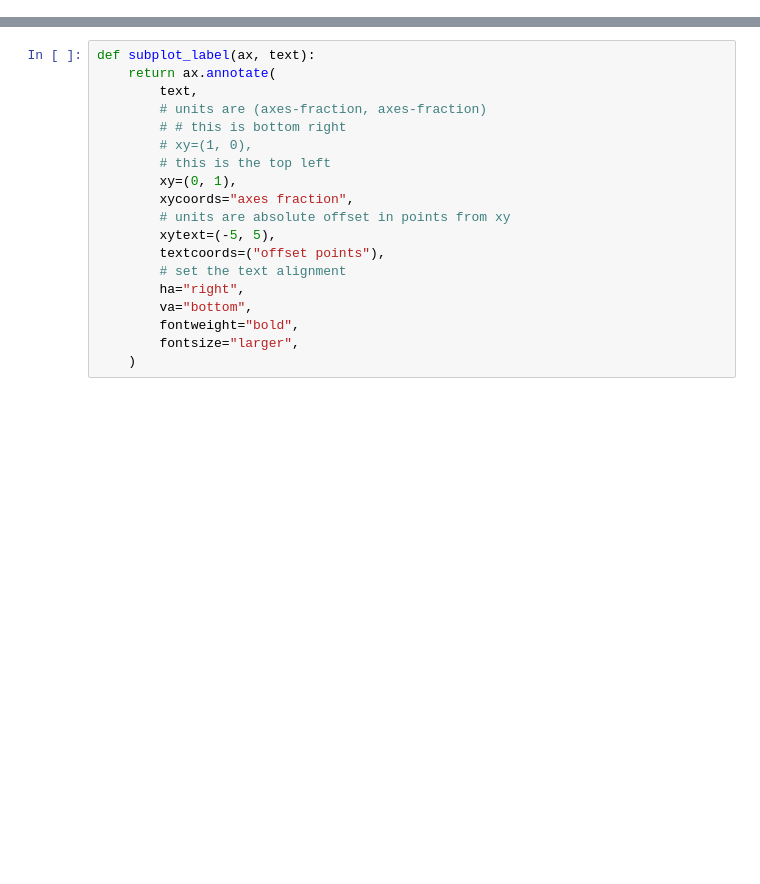
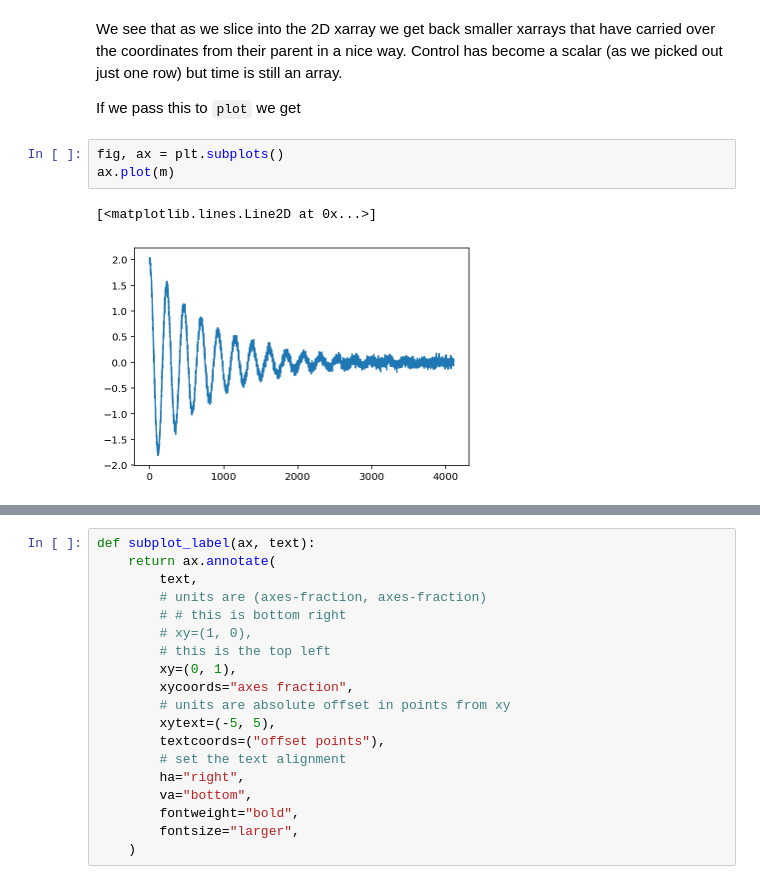
Before and after one commit to tacaswell/2021-03_APS, a Jupyter notebook: code/harmonic_oscilator/case-study.ipynb, the cells around one changed output, grey strips where cells are left out. Saved outputs shown, nothing was run; the diff lists cells and outputs as text; blank space fills up the shorter version.

```diff
--- a/code/harmonic_oscilator/case-study.ipynb
+++ b/code/harmonic_oscilator/case-study.ipynb
@@ -59,3 +92,13 @@ array([ 1.97853570e+00,  2.04263441e+00,  1.95348930e+00, ...,
 Coordinates:
     control  float64 18.75
   * time     (time) float64 0.0 0.007642 0.01528 0.02293 ... 31.4 31.41 31.42
+# %% [markdown]
+We see that as we slice into the 2D xarray we get back smaller xarrays that have carried over the coordinates from their parent in a nice way.  Control has become a scalar (as we picked out just one row) but time is still an array.
+
+If we pass this to `plot` we get
+# %%
+fig, ax = plt.subplots()
+ax.plot(m)
+# %% [output]
+[<matplotlib.lines.Line2D at 0x...>]
+[figure, added]
```
Also changed, not shown: parts of 75 cells of this notebook, 1 other file.
